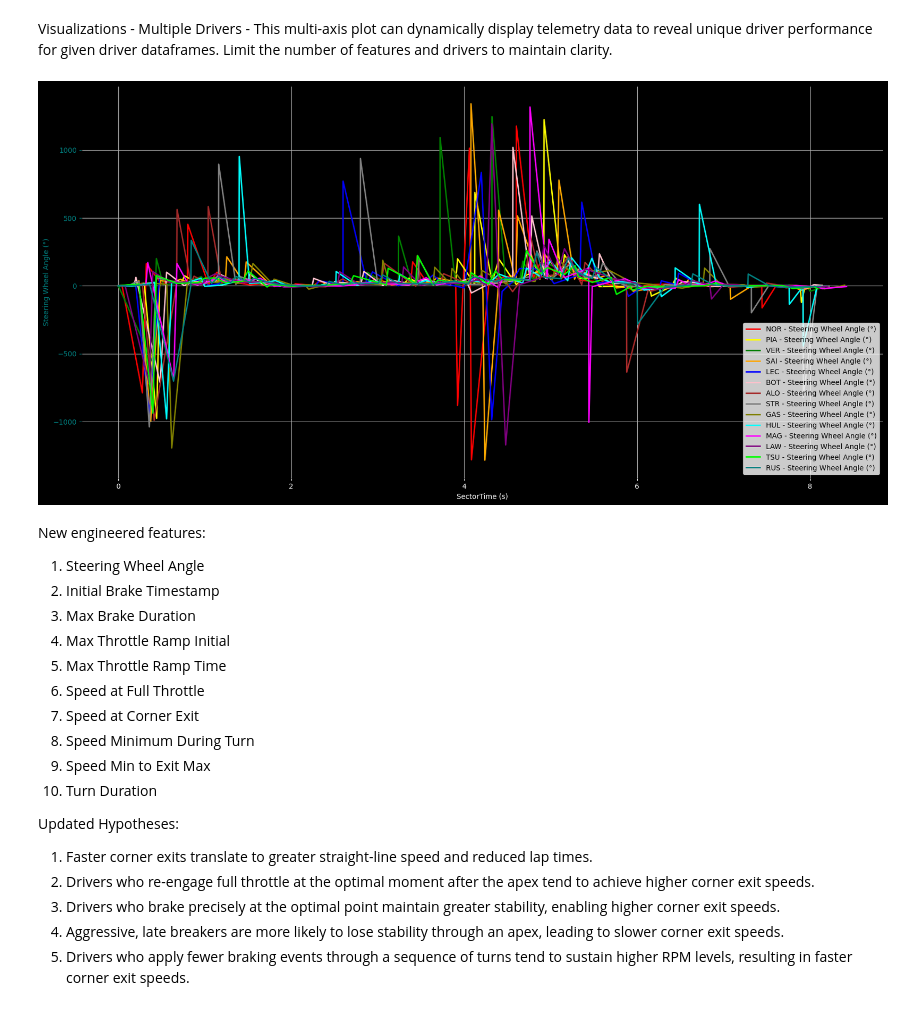
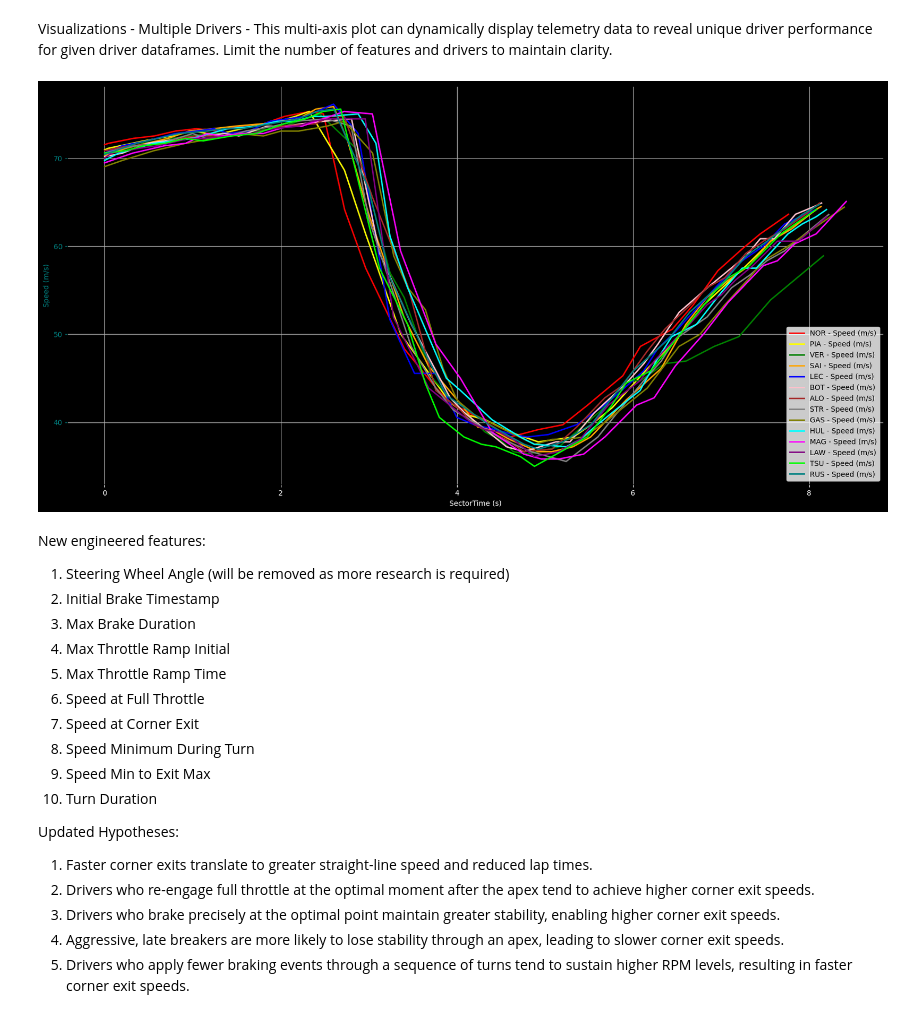
Before and after one commit to PESIII23/f1-driving-style-analytics-tool, a Jupyter notebook: notebooks/02_multi_driver_analysis copy.ipynb, the cells around one changed output. Drawn from its saved outputs; the diff is of its cells as text; code cells hidden in the pictures.

Commit message:
removed steering wheel angle telemetry

```diff
--- a/notebooks/02_multi_driver_analysis copy.ipynb
+++ b/notebooks/02_multi_driver_analysis copy.ipynb
@@ -531,7 +531,7 @@ alonso_sector3_telemetry_cleaned = telemetry_cleaning.clean_driver_sector_teleme
 
 alonso_corner_telemetry = telemetry_cleaning.filter_corner_telemetry(alonso_sector3_telemetry_cleaned, corner_position_cleaned, critical_turn[0], radius)
 
-alonso_sector3_telemetry_features = feature_engineering.TelemetryFeatures(alonso_corner_telemetry).acceleration().jerk().g_force().convert_sector_time_to_seconds().steering_wheel_angle().get_features_df()
+alonso_sector3_telemetry_features = feature_engineering.TelemetryFeatures(alonso_corner_telemetry).acceleration().jerk().g_force().convert_sector_time_to_seconds().get_features_df()
 # %% [markdown]
 The following code blocks generate new descriptive statistical features to be used as inputs for the clustering model.
 # %%
@@ -589,7 +589,7 @@ stroll_sector3_telemetry_cleaned = telemetry_cleaning.clean_driver_sector_teleme
 
 stroll_corner_telemetry = telemetry_cleaning.filter_corner_telemetry(stroll_sector3_telemetry_cleaned, corner_position_cleaned, critical_turn[0], radius)
 
-stroll_sector3_telemetry_features = feature_engineering.TelemetryFeatures(stroll_corner_telemetry).acceleration().jerk().g_force().convert_sector_time_to_seconds().steering_wheel_angle().get_features_df()
+stroll_sector3_telemetry_features = feature_engineering.TelemetryFeatures(stroll_corner_telemetry).acceleration().jerk().g_force().convert_sector_time_to_seconds().get_features_df()
 # %% [markdown]
 The following code blocks generate new descriptive statistical features to be used as inputs for the clustering model.
 # %%
@@ -647,7 +647,7 @@ gasly_sector3_telemetry_cleaned = telemetry_cleaning.clean_driver_sector_telemet
 
 gasly_corner_telemetry = telemetry_cleaning.filter_corner_telemetry(gasly_sector3_telemetry_cleaned, corner_position_cleaned, critical_turn[0], radius)
 
-gasly_sector3_telemetry_features = feature_engineering.TelemetryFeatures(gasly_corner_telemetry).acceleration().jerk().g_force().convert_sector_time_to_seconds().steering_wheel_angle().get_features_df()
+gasly_sector3_telemetry_features = feature_engineering.TelemetryFeatures(gasly_corner_telemetry).acceleration().jerk().g_force().convert_sector_time_to_seconds().get_features_df()
 # %% [markdown]
 The following code blocks generate new descriptive statistical features to be used as inputs for the clustering model.
 # %%
@@ -705,7 +705,7 @@ hulkenberg_sector3_telemetry_cleaned = telemetry_cleaning.clean_driver_sector_te
 
 hulkenberg_corner_telemetry = telemetry_cleaning.filter_corner_telemetry(hulkenberg_sector3_telemetry_cleaned, corner_position_cleaned, critical_turn[0], radius)
 
-hulkenberg_sector3_telemetry_features = feature_engineering.TelemetryFeatures(hulkenberg_corner_telemetry).acceleration().jerk().g_force().convert_sector_time_to_seconds().steering_wheel_angle().get_features_df()
+hulkenberg_sector3_telemetry_features = feature_engineering.TelemetryFeatures(hulkenberg_corner_telemetry).acceleration().jerk().g_force().convert_sector_time_to_seconds().get_features_df()
 # %% [markdown]
 The following code blocks generate new descriptive statistical features to be used as inputs for the clustering model.
 # %%
@@ -1018,12 +1018,12 @@ Limit the number of features and drivers to maintain clarity.
 # %%
 plots.plot_multiple_drivers_telemetry(dfs=[norris_sector3_telemetry_features, piastri_sector3_telemetry_features, verstappen_sector3_telemetry_features, sainz_sector3_telemetry_features, leclerc_sector3_telemetry_features, bottas_sector3_telemetry_features, alonso_sector3_telemetry_features, stroll_sector3_telemetry_features, gasly_sector3_telemetry_features, hulkenberg_sector3_telemetry_features, magnussen_sector3_telemetry_features, lawson_sector3_telemetry_features, tsunoda_sector3_telemetry_features, russell_sector3_telemetry_features],
                                       drivers=[norris, piastri, verstappen, sainz, leclerc, bottas, alonso, stroll, gasly, hulkenberg, magnussen, lawson, tsunoda, russell],
-                                      telemetry_cols=[steering])
+                                      telemetry_cols=[speed])
 # %% [output]
-[figure, old version]
+[figure, new version]
 # %% [markdown]
 New engineered features:
-1) Steering Wheel Angle
+1) Steering Wheel Angle (will be removed as more research is required)
 2) Initial Brake Timestamp
 3) Max Brake Duration
 4) Max Throttle Ramp Initial
```
Also changed, not shown: parts of 11 cells of this notebook, 1 other file.
